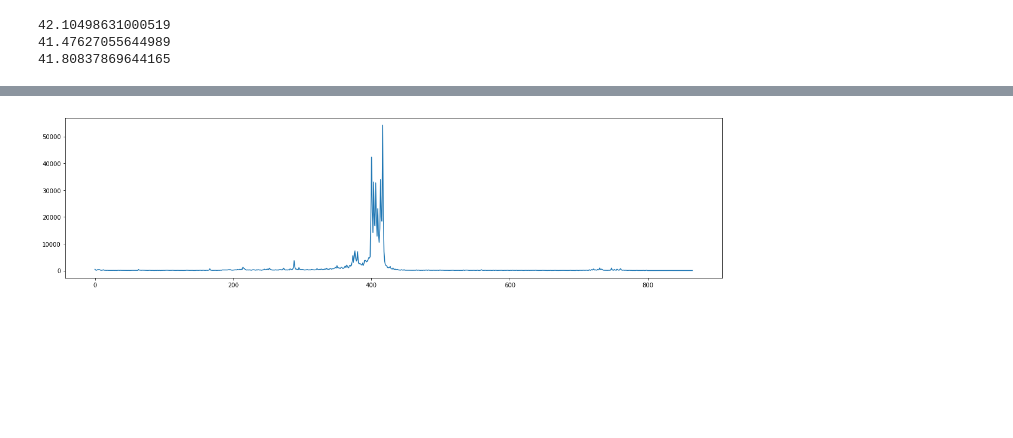
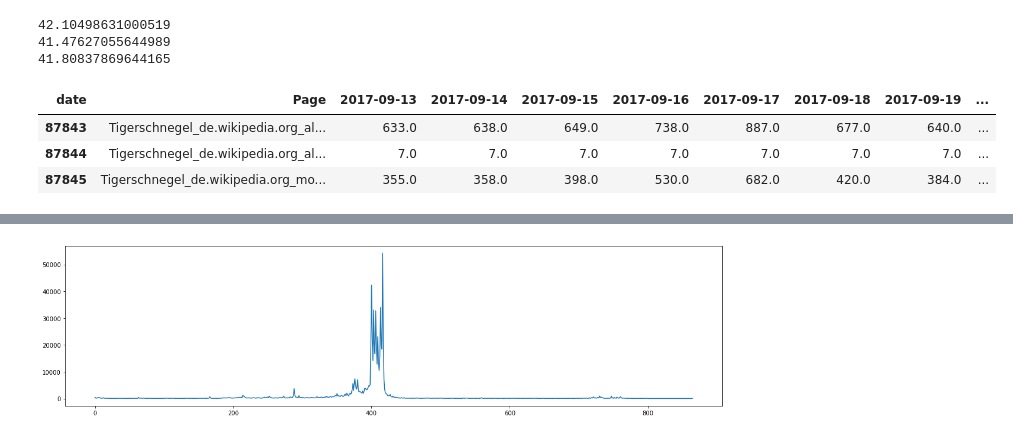
Before and after one commit to hep07/insight, a Jupyter notebook: Model Comparison.ipynb, the cells around one changed output, grey strips where cells are left out. Saved outputs shown, nothing was run; the diff lists cells and outputs as text; code cells hidden in the pictures; blank space fills up the shorter version.

```diff
--- a/Model Comparison.ipynb
+++ b/Model Comparison.ipynb
@@ -84,6 +84,13 @@ for name in ['gb', 'rnn', 'wave']:
 42.10498631000519
 41.47627055644989
 41.80837869644165
+# %%
+prediction['gb'][prediction['gb'].Page.str.contains('Tigersch')]
+# %% [output]
+| date | Page | 2017-09-13 | 2017-09-14 | 2017-09-15 | 2017-09-16 | 2017-09-17 | 2017-09-18 | 2017-09-19 | ... |
+| 87843 | Tigerschnegel_de.wikipedia.org_al... | 633.0 | 638.0 | 649.0 | 738.0 | 887.0 | 677.0 | 640.0 | ... |
+| 87844 | Tigerschnegel_de.wikipedia.org_al... | 7.0 | 7.0 | 7.0 | 7.0 | 7.0 | 7.0 | 7.0 | ... |
+| 87845 | Tigerschnegel_de.wikipedia.org_mo... | 355.0 | 358.0 | 398.0 | 530.0 | 682.0 | 420.0 | 384.0 | ... |
 # %%
 for i in range(5):
     idx = np.random.randint(len(train))
```
Also changed, not shown: parts of 1 cell of this notebook, 15 other files.
